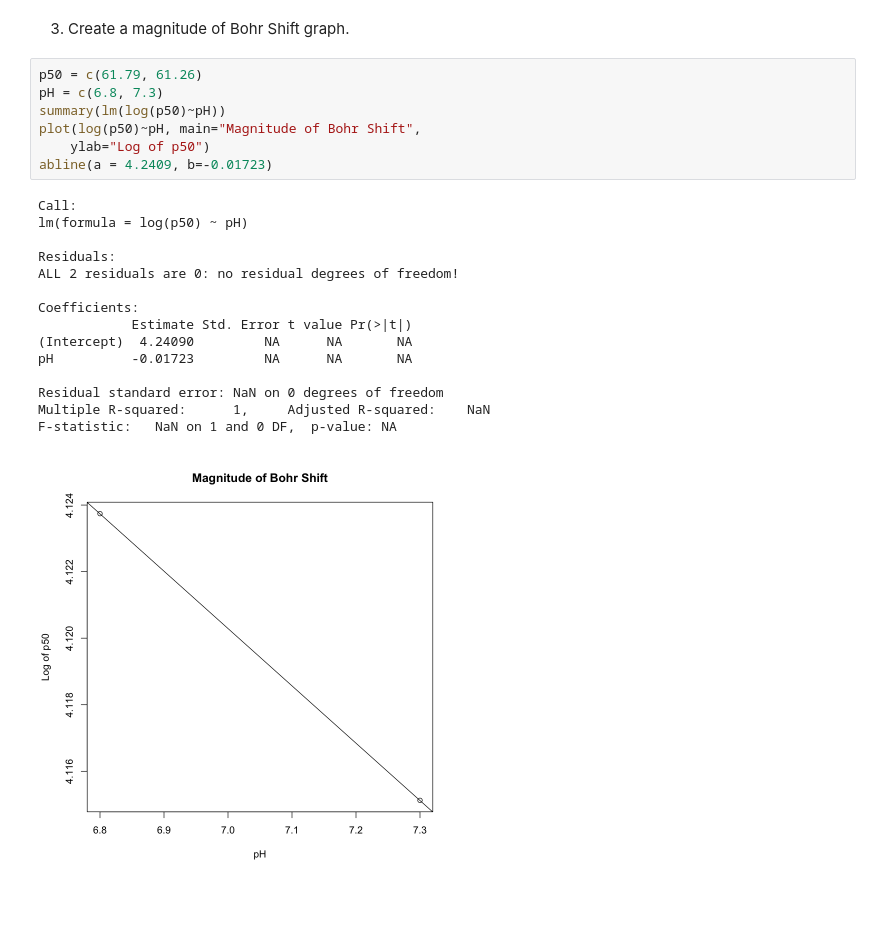
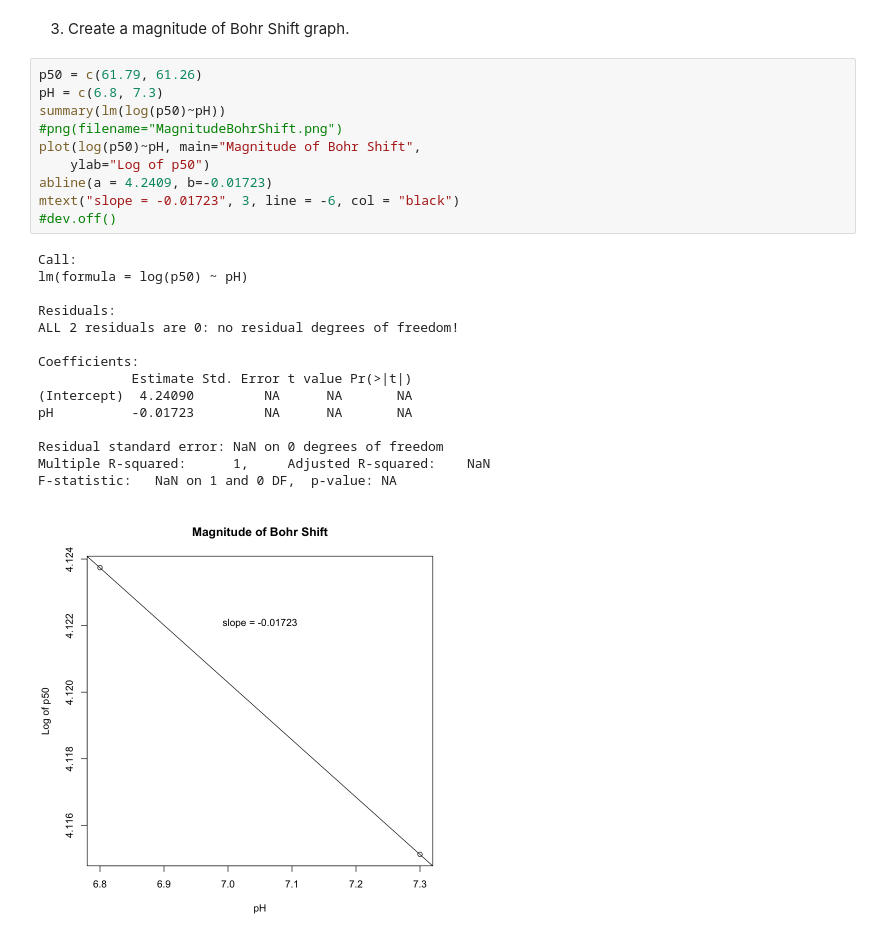
Before and after one commit to andrew2165/biometry_notebooks, a Jupyter notebook: OxygenEqOfHemocyanin.ipynb, the cells around one changed output. Cells and saved outputs as stored; diff of their text form; blank space fills up the shorter version.

```diff
--- a/OxygenEqOfHemocyanin.ipynb
+++ b/OxygenEqOfHemocyanin.ipynb
@@ -206,23 +239,26 @@ ERROR: Error in lm.fit(x, y, offset = offset, singular.ok = singular.ok, ...): N
 # %%
 p50 = c(61.79, 61.26)
 pH = c(6.8, 7.3)
 summary(lm(log(p50)~pH))
+#png(filename="MagnitudeBohrShift.png")
 plot(log(p50)~pH, main="Magnitude of Bohr Shift",
     ylab="Log of p50")
 abline(a = 4.2409, b=-0.01723)
+mtext("slope = -0.01723", 3, line = -6, col = "black")
+#dev.off()
 # %% [output]
 Call:
 lm(formula = log(p50) ~ pH)
 
 Residuals:
 ALL 2 residuals are 0: no residual degrees of freedom!
 
 Coefficients:
             Estimate Std. Error t value Pr(>|t|)
 (Intercept)  4.24090         NA      NA       NA
 pH          -0.01723         NA      NA       NA
 
 Residual standard error: NaN on 0 degrees of freedom
 Multiple R-squared:      1,     Adjusted R-squared:    NaN
 F-statistic:   NaN on 1 and 0 DF,  p-value: NA
-[figure, old version]
+[figure, new version]
```
Also changed, not shown: parts of 6 cells of this notebook.
